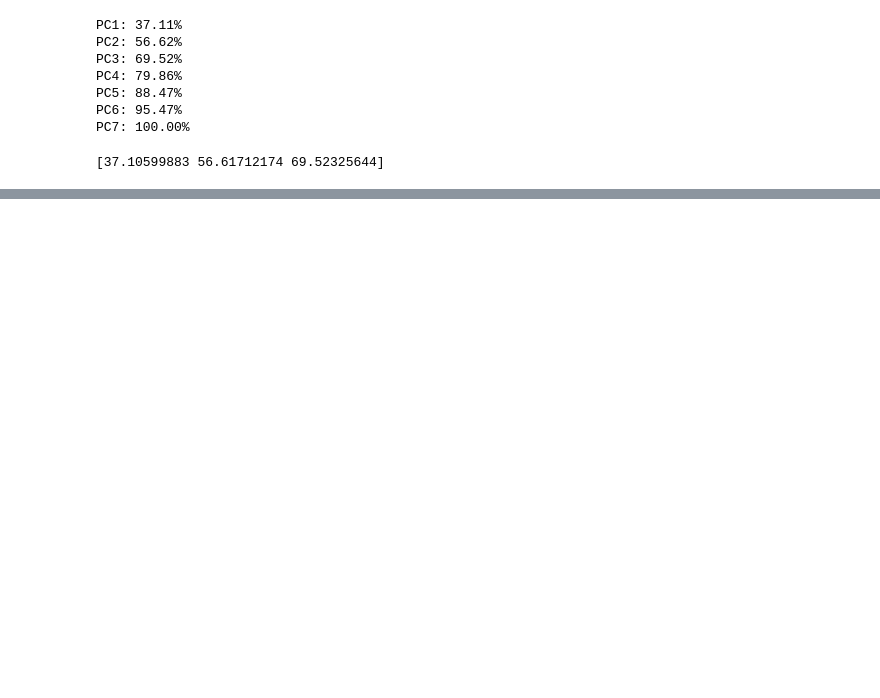
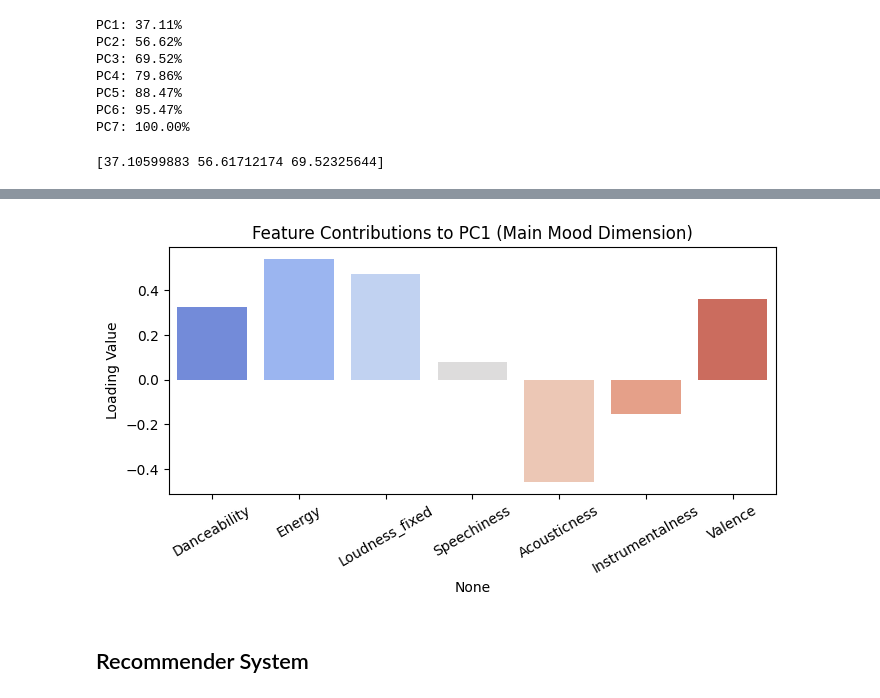
Before and after one commit to ashrafbadalof/Spotify-Project, a Jupyter notebook: Spotify_Dataset.ipynb, the cells around one changed output, grey strips where cells are left out. Saved outputs shown, nothing was run; the diff lists cells and outputs as text; code cells hidden in the pictures; blank space fills up the shorter version.

```diff
--- a/Spotify_Dataset.ipynb
+++ b/Spotify_Dataset.ipynb
@@ -563,0 +590,17 @@ print(np.cumsum(pca.explained_variance_ratio_) * 100)
+# %%
+import warnings
+warnings.filterwarnings('ignore')
+
+loadings = pd.Series(pca.components_[0], index=X.columns)  # PC1 loadings
+
+plt.figure(figsize=(7,4))
+sns.barplot(x=loadings.index, y=loadings.values, palette='coolwarm')
+plt.title('Feature Contributions to PC1 (Main Mood Dimension)')
+plt.ylabel('Loading Value')
+plt.xticks(rotation=30)
+plt.tight_layout()
+plt.show()
+# %% [output]
+[figure, added]
+# %% [markdown]
+## Recommender System
```
Also changed, not shown: parts of 11 cells of this notebook.
